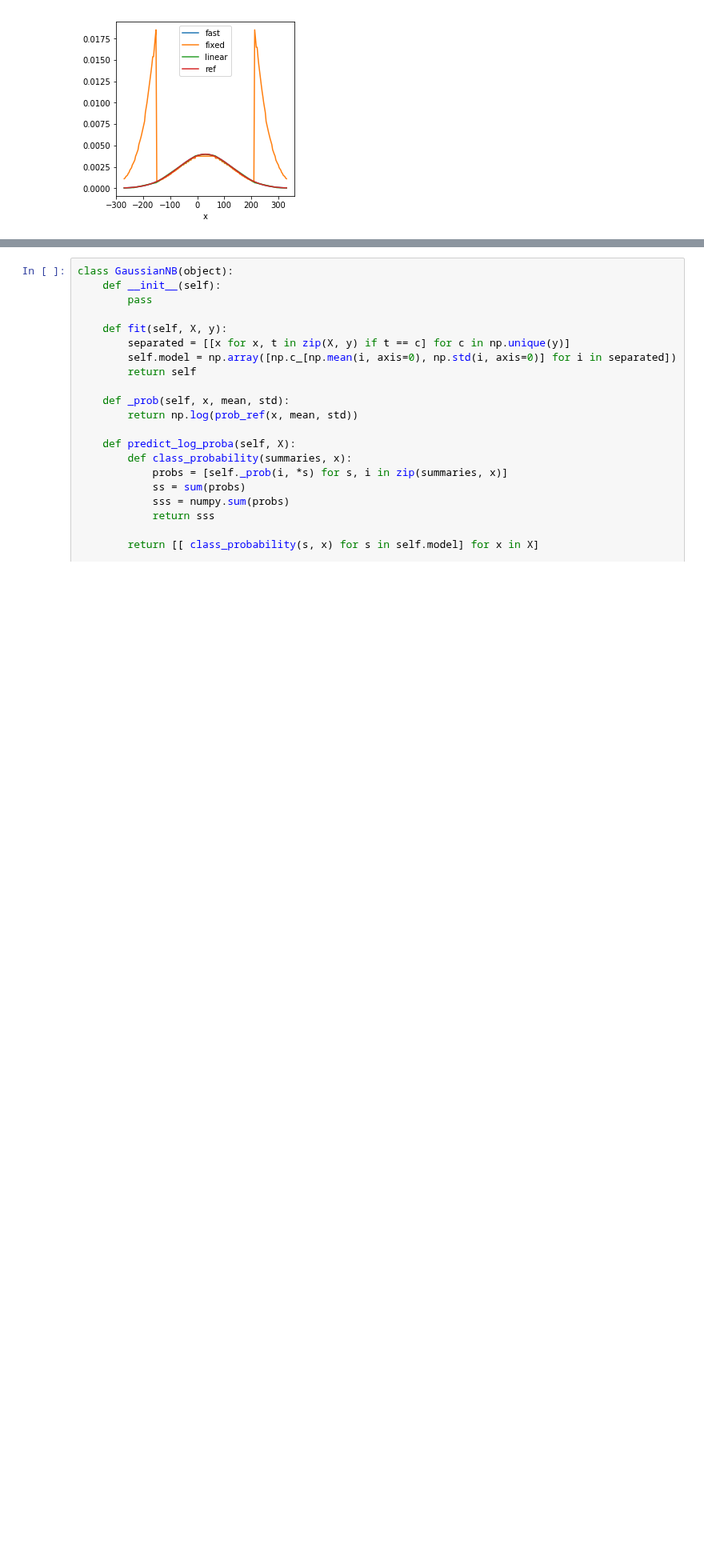
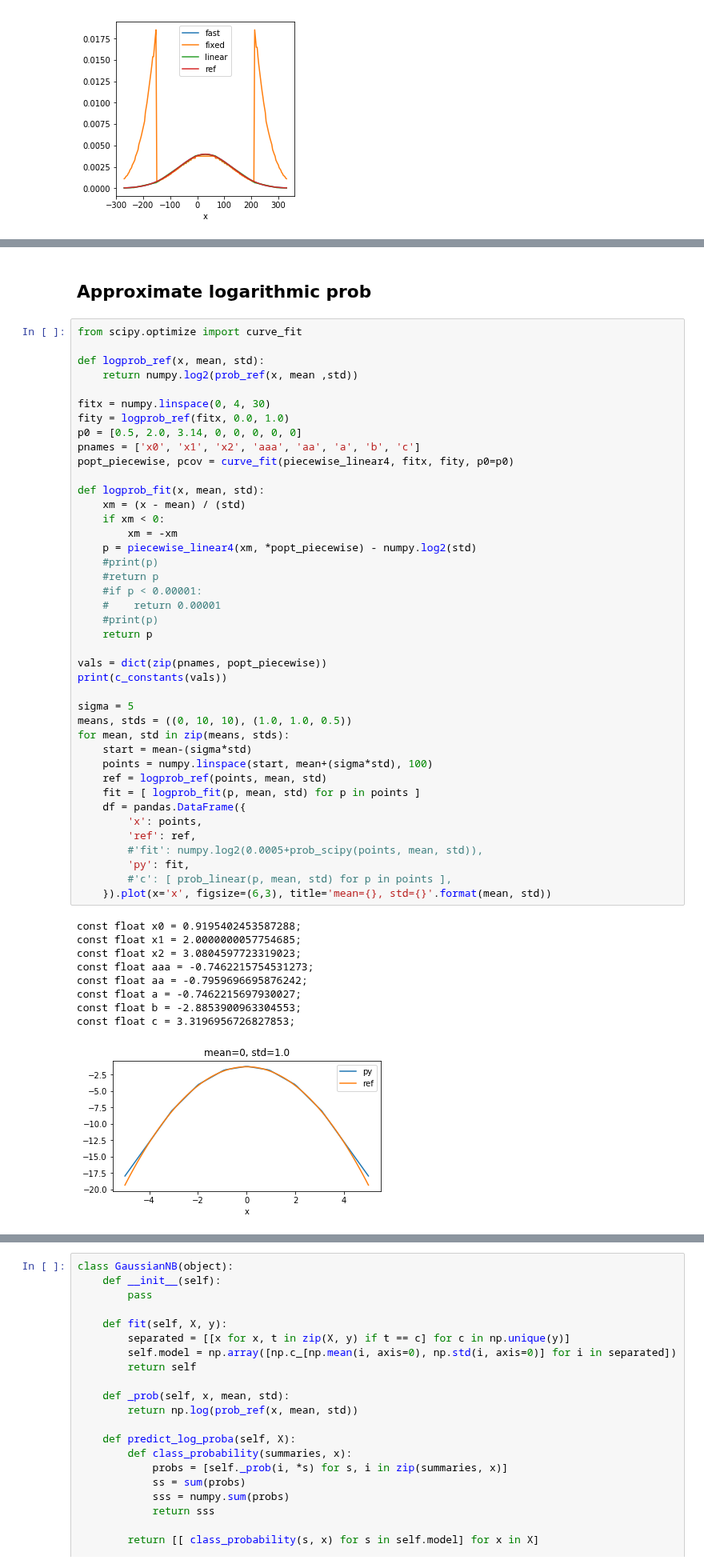
Before and after one commit to jonnor/embeddedml, a Jupyter notebook: NaiveBayes.ipynb, the cells around one changed output, grey strips where cells are left out. Shown at 80% size. Drawn from its saved outputs; the diff is of its cells as text; blank space fills up the shorter version.

```diff
--- a/NaiveBayes.ipynb
+++ b/NaiveBayes.ipynb
@@ -123,0 +130,53 @@ df = pandas.DataFrame({
+# %% [markdown]
+## Approximate logarithmic prob
+# %%
+from scipy.optimize import curve_fit
+
+def logprob_ref(x, mean, std):
+    return numpy.log2(prob_ref(x, mean ,std))
+
+fitx = numpy.linspace(0, 4, 30)
+fity = logprob_ref(fitx, 0.0, 1.0)
+p0 = [0.5, 2.0, 3.14, 0, 0, 0, 0, 0]
+pnames = ['x0', 'x1', 'x2', 'aaa', 'aa', 'a', 'b', 'c']
+popt_piecewise, pcov = curve_fit(piecewise_linear4, fitx, fity, p0=p0)
+
+def logprob_fit(x, mean, std):
+    xm = (x - mean) / (std)
+    if xm < 0:
+        xm = -xm
+    p = piecewise_linear4(xm, *popt_piecewise) - numpy.log2(std)
+    #print(p)
+    #return p
+    #if p < 0.00001:
+    #    return 0.00001
+    #print(p)
+    return p
+
+vals = dict(zip(pnames, popt_piecewise))
+print(c_constants(vals))
+
+sigma = 5
+means, stds = ((0, 10, 10), (1.0, 1.0, 0.5))
+for mean, std in zip(means, stds):
+    start = mean-(sigma*std)
+    points = numpy.linspace(start, mean+(sigma*std), 100)
+    ref = logprob_ref(points, mean, std)
+    fit = [ logprob_fit(p, mean, std) for p in points ]
+    df = pandas.DataFrame({
+        'x': points,
+        'ref': ref,
+        #'fit': numpy.log2(0.0005+prob_scipy(points, mean, std)),
+        'py': fit,
+        #'c': [ prob_linear(p, mean, std) for p in points ],
+    }).plot(x='x', figsize=(6,3), title='mean={}, std={}'.format(mean, std))
+# %% [output]
+const float x0 = 0.9195402453587288;
+const float x1 = 2.0000000057754685;
+const float x2 = 3.0804597723319023;
+const float aaa = -0.7462215754531273;
+const float aa = -0.7959696695876242;
+const float a = -0.7462215697930027;
+const float b = -2.8853900963304553;
+const float c = 3.3196956726827853;
+[figure, added]
```
Also changed, not shown: parts of 2 cells of this notebook, 2 other files.
